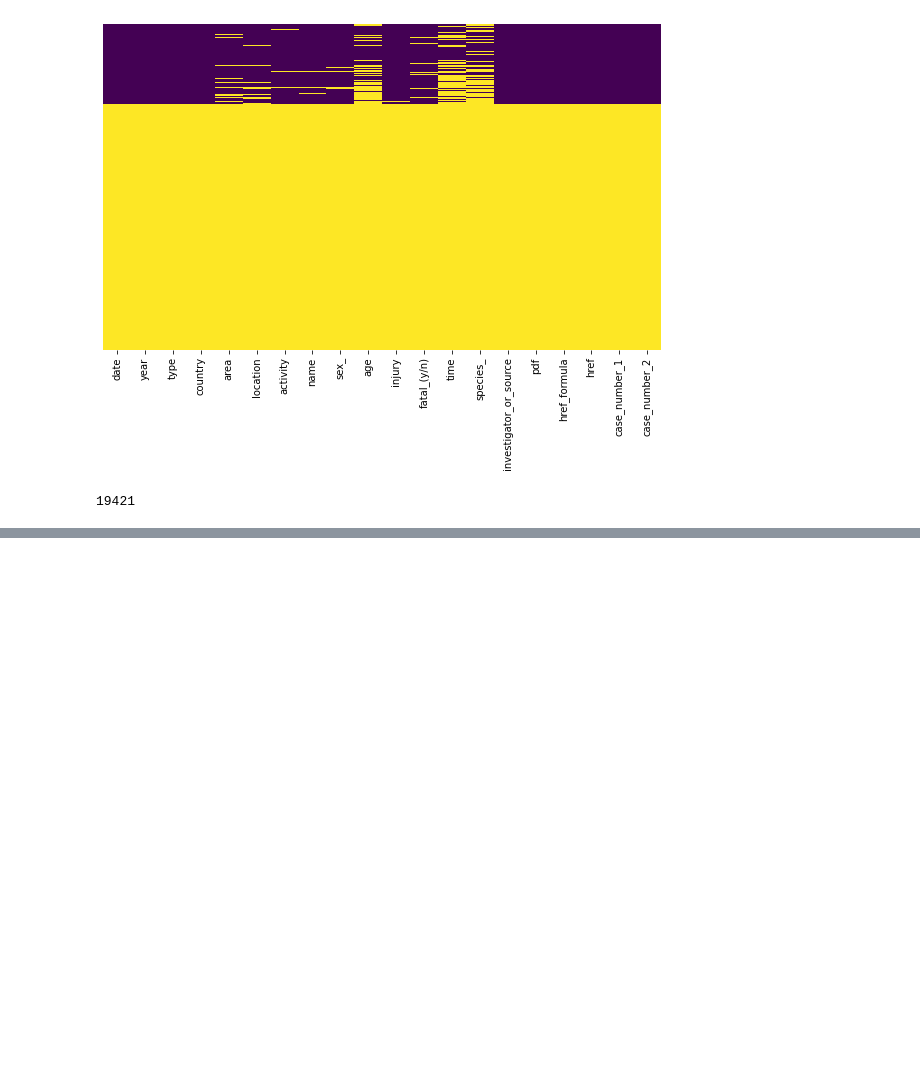
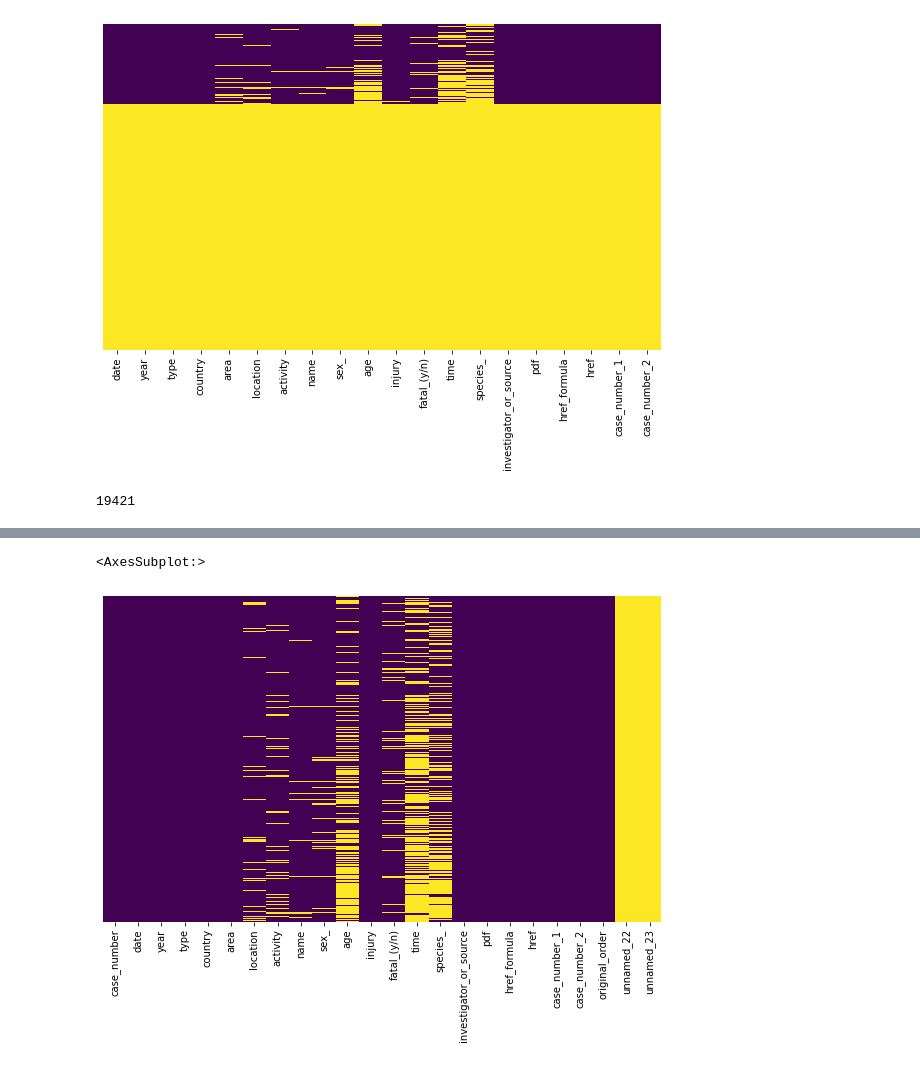
Before and after one commit to trabalong/project1_global_shark_attacks, a Jupyter notebook: notebooks/notebook1.ipynb, the cells around one changed output, grey strips where cells are left out. Drawn from its saved outputs; the diff is of its cells as text; code cells hidden in the pictures; blank space fills up the shorter version.

```diff
--- a/notebooks/notebook1.ipynb
+++ b/notebooks/notebook1.ipynb
@@ -70,0 +90,9 @@ TypeError: supplying multiple axes to axis is no longer supported.
+# %%
+#Área será el país
+
+df['area'].fillna(df.country, inplace = True)
+
+graf(df)
+# %% [output]
+<AxesSubplot:>
+[figure, added]
```
Also changed, not shown: parts of 8 cells of this notebook.
